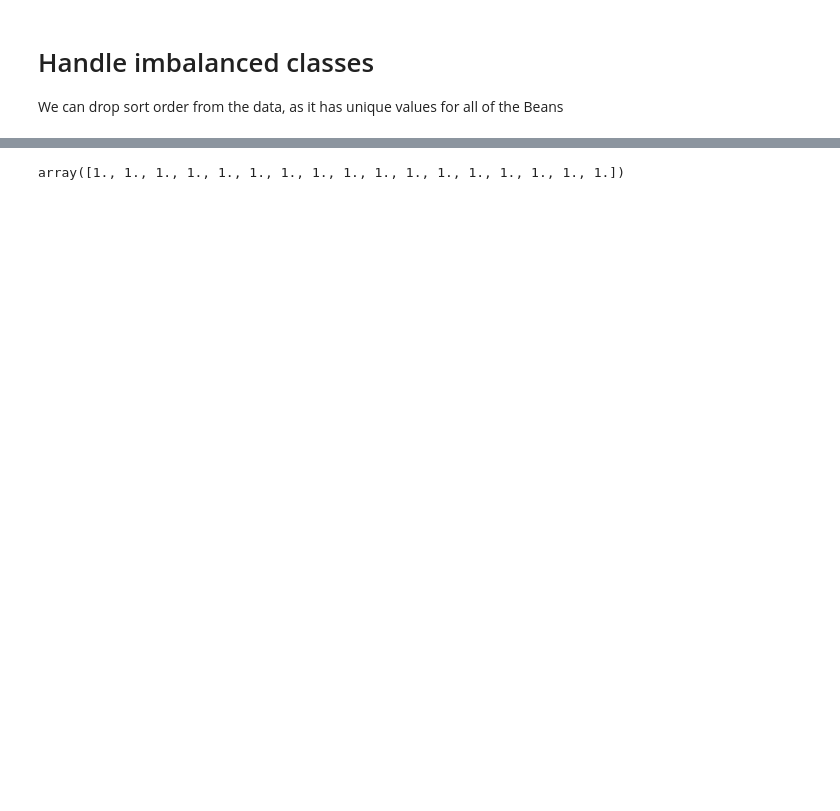
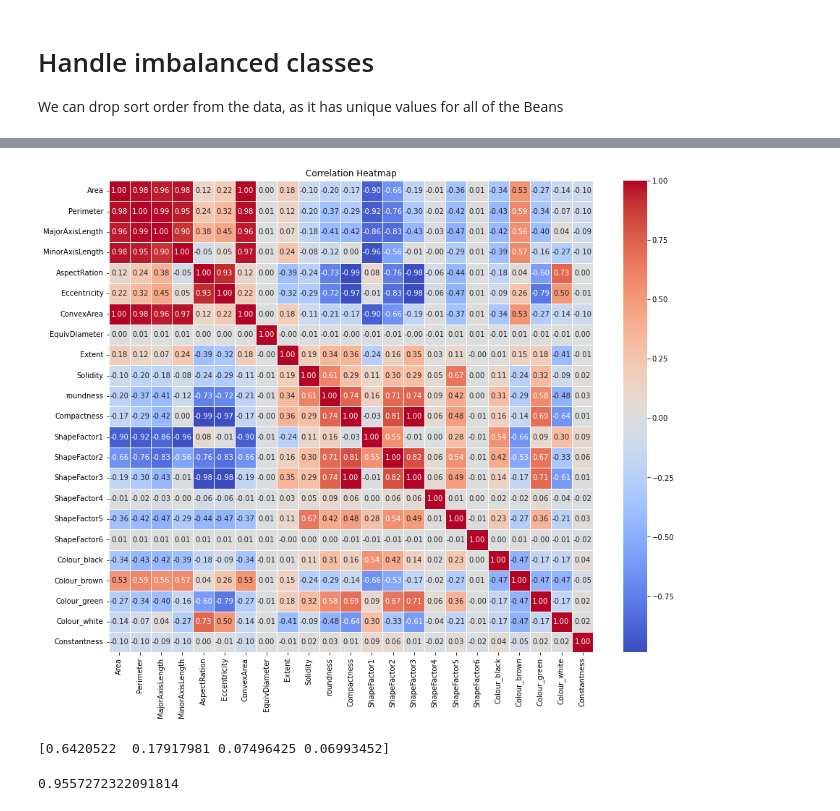
Before and after one commit to AndrevdM02/ML441Assignments, a Jupyter notebook: Assignment1/Assignment1.ipynb, the cells around one changed output, grey strips where cells are left out. Drawn from its saved outputs; the diff is of its cells as text; code cells hidden in the pictures; blank space fills up the shorter version.

```diff
--- a/Assignment1/Assignment1.ipynb
+++ b/Assignment1/Assignment1.ipynb
@@ -293,19 +378,17 @@ y = cleaned_beans["Class"]
+# %%
+X = Beans_encoded.drop(['Sort order', 'Class'], axis = 1)
+y = Beans_encoded['Class']
+# %%
+smote = SMOTE(random_state=42)
+tomek = TomekLinks()
+
+# Create a pipeline with SMOTE and Tomek Links
+pipeline = Pipeline(steps=[('tomek', tomek), ('smote', smote)])
+
+X_resampled, y_resampled = pipeline.fit_resample(X,np.asarray(y))
 # %%
-smote = SMOTE(random_state=42)
-tomek = TomekLinks()
-
-
-# Initialize SimpleImputer with a strategy (e.g., mean, median, or most_frequent)
-imputer = SimpleImputer(strategy='mean')  # or strategy='median', 'most_frequent'
-
-# Fit and transform X to fill in missing values
-X_imputed = imputer.fit_transform(X)
-
-# Convert the result back to a DataFrame if needed
-X_imputed = pd.DataFrame(X_imputed, columns=X.columns)
-
-# Create a pipeline with SMOTE and Tomek Links
-pipeline = Pipeline(steps=[('tomek', tomek), ('smote', smote)])
-
-X_resampled, y_resampled = pipeline.fit_resample(X_imputed,y)
+X_num = X_resampled.drop(['Colour_black', 'Colour_brown', 'Colour_green', 'Colour_white',"Constantness"], axis=1)
+X_cat = X_resampled[['Colour_black', 'Colour_brown', 'Colour_green', 'Colour_white', "Constantness"]]
+X_standard = (X_num - X_num.mean())/X_num.std()
+X_beans = pd.concat([X_standard, X_cat], axis=1)
 # %%
@@ -369,6 +423,41 @@ accuracy
-# %%
-y_pred = knn.predict(np.asarray(X_missing.dropna()))
-
-y_pred
-# %% [output]
-array([1., 1., 1., 1., 1., 1., 1., 1., 1., 1., 1., 1., 1., 1., 1., 1., 1.])
+# %%
+# Set up the matplotlib figure
+plt.figure(figsize=(15, 12))
+
+# Create a heatmap with annotation
+sns.heatmap(X_beans.corr(), annot=True, cmap='coolwarm', fmt='.2f', linewidths=0.5)
+
+# Titles and labels
+plt.title('Correlation Heatmap')
+plt.show()
+# %% [output]
+[figure, added]
+# %%
+from sklearn.datasets import load_iris
+from sklearn.feature_selection import SelectKBest, chi2
+from sklearn.discriminant_analysis import LinearDiscriminantAnalysis as LDA
+from sklearn.neighbors import KNeighborsClassifier
+from sklearn.model_selection import train_test_split
+from sklearn.metrics import accuracy_score
+from mpl_toolkits.mplot3d import Axes3D
+
+# Feature selection
+# Apply LDA for dimensionality reduction
+lda = LDA(n_components=4)  # Number of components should be less than number of classes
+X_lda = lda.fit_transform(X_beans, y_beans)
+print(lda.explained_variance_ratio_)
+
+# Split data
+X_train, X_test, y_train, y_test = train_test_split(X_lda, y_beans, test_size=0.3, random_state=42)
+
+# Train KNN
+knn = KNeighborsClassifier(n_neighbors=133)
+knn.fit(X_train, y_train)
+
+# Predict and evaluate
+y_pred = knn.predict(X_test)
+
+accuracy_score(y_test, y_pred)
+# %% [output]
+[0.6420522  0.17917981 0.07496425 0.06993452]
+0.9557272322091814
```
Also changed, not shown: parts of 74 cells of this notebook, 16 other files.
